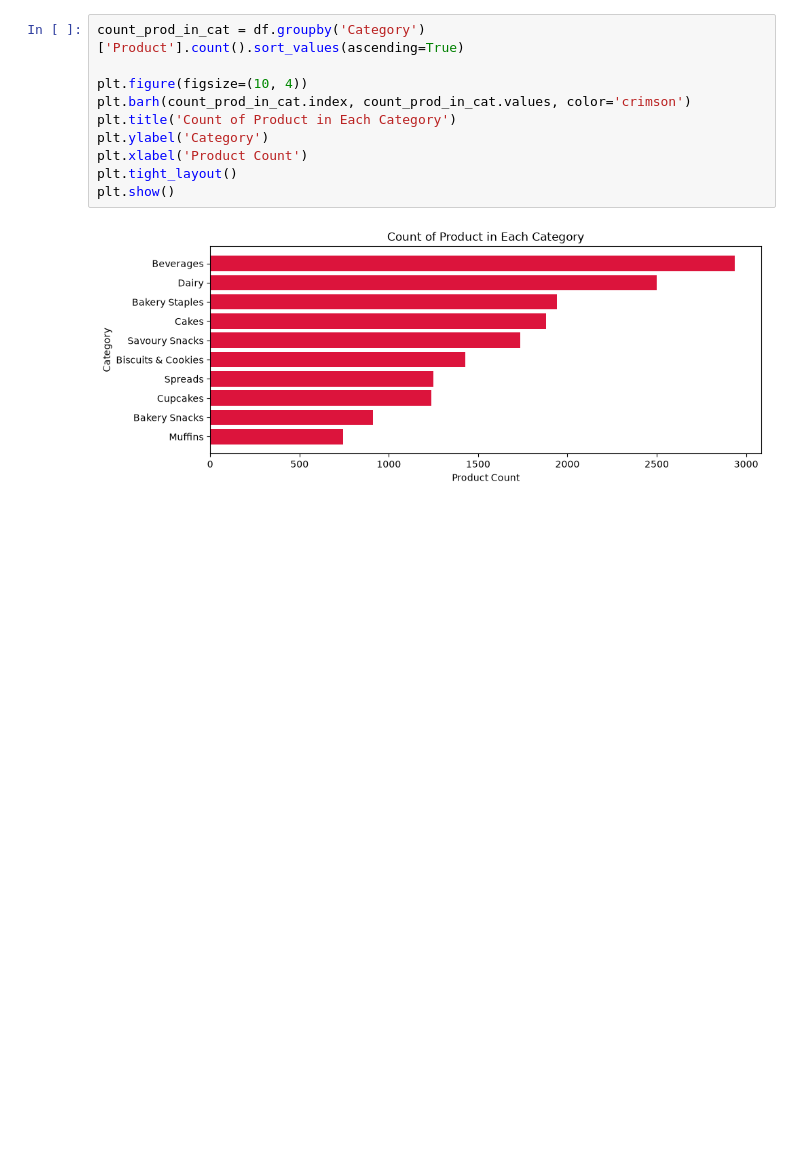
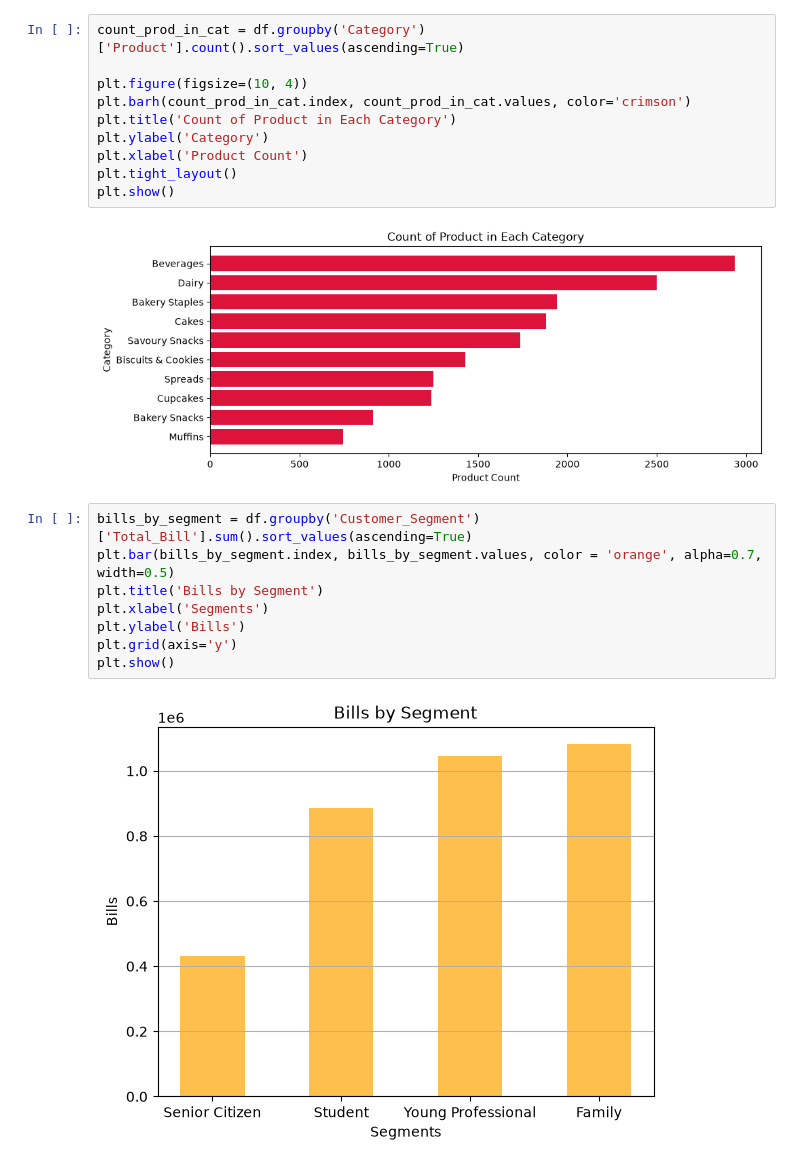
Before and after one commit to Gantz23/bakery, a Jupyter notebook: main.ipynb, the cells around one changed output. Cells and saved outputs as stored; diff of their text form; blank space fills up the shorter version.

Commit message:
add chart

```diff
--- a/main.ipynb
+++ b/main.ipynb
@@ -92,3 +92,13 @@ plt.tight_layout()
 plt.show()
 # %% [output]
 [figure]
+# %%
+bills_by_segment = df.groupby('Customer_Segment')['Total_Bill'].sum().sort_values(ascending=True)
+plt.bar(bills_by_segment.index, bills_by_segment.values, color = 'orange', alpha=0.7, width=0.5)
+plt.title('Bills by Segment')
+plt.xlabel('Segments')
+plt.ylabel('Bills')
+plt.grid(axis='y')
+plt.show()
+# %% [output]
+[figure, added]
```
